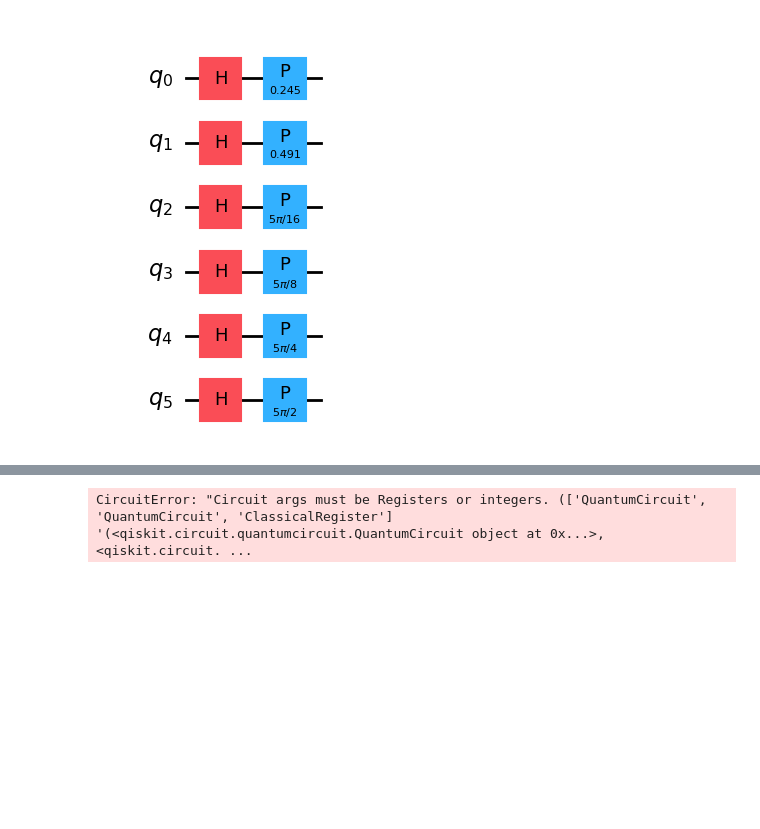
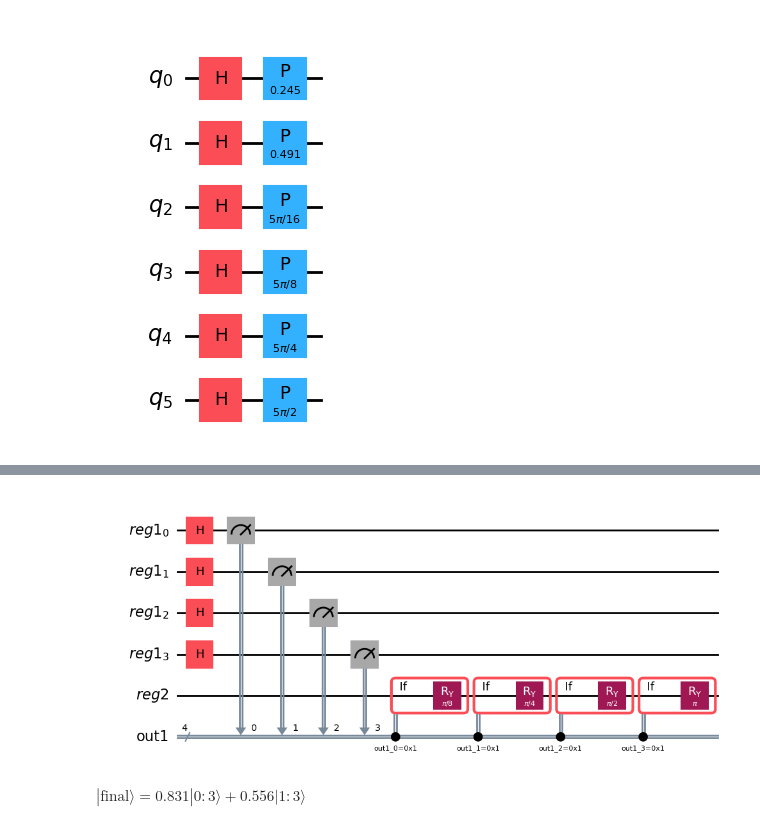
Before and after one commit to miketorii/ProjectX, a Jupyter notebook: Quantum/simplecalc.ipynb, the cells around one changed output, grey strips where cells are left out. Saved outputs shown, nothing was run; the diff lists cells and outputs as text; code cells hidden in the pictures; blank space fills up the shorter version.

```diff
--- a/Quantum/simplecalc.ipynb
+++ b/Quantum/simplecalc.ipynb
@@ -170,24 +170,28 @@ Math(expr)
 # %%
 ##############################################################
 #
 #  Condition
 #
 register1 = QuantumRegister(4, name="reg1")
 register2 = QuantumRegister(1, name="reg2")
 output1 = ClassicalRegister(4, name="out1")
 
 circuit = QuantumCircuit(register1, register2, output1)
 
 circuit.h(register1)
 circuit.measure(register1, output1)
 
 dtheta = 2. * np.pi / 16.
 
 for idx in range(4):
     angle = dtheta * (2**idx)
     with circuit.if_test((output1[idx],1)):
-        circuit.ry(angle, regiters[0])
+        circuit.ry(angle, register2[0])
 
 circuit.draw('mpl')
 # %% [output]
-CircuitError: "Circuit args must be Registers or integers. (['QuantumCircuit', 'QuantumCircuit', 'ClassicalRegister'] '(<qiskit.circuit.quantumcircuit.QuantumCircuit object at 0x...>, <qiskit.circuit. ...
+[figure, added]
+# %%
+Math(statevector_expr(circuit, register_sizes=[4,1]))
+# %% [output]
+$\displaystyle | \text{final} \rangle = 0.831 |0:3\rangle + 0.556 |1:3\rangle$
```
